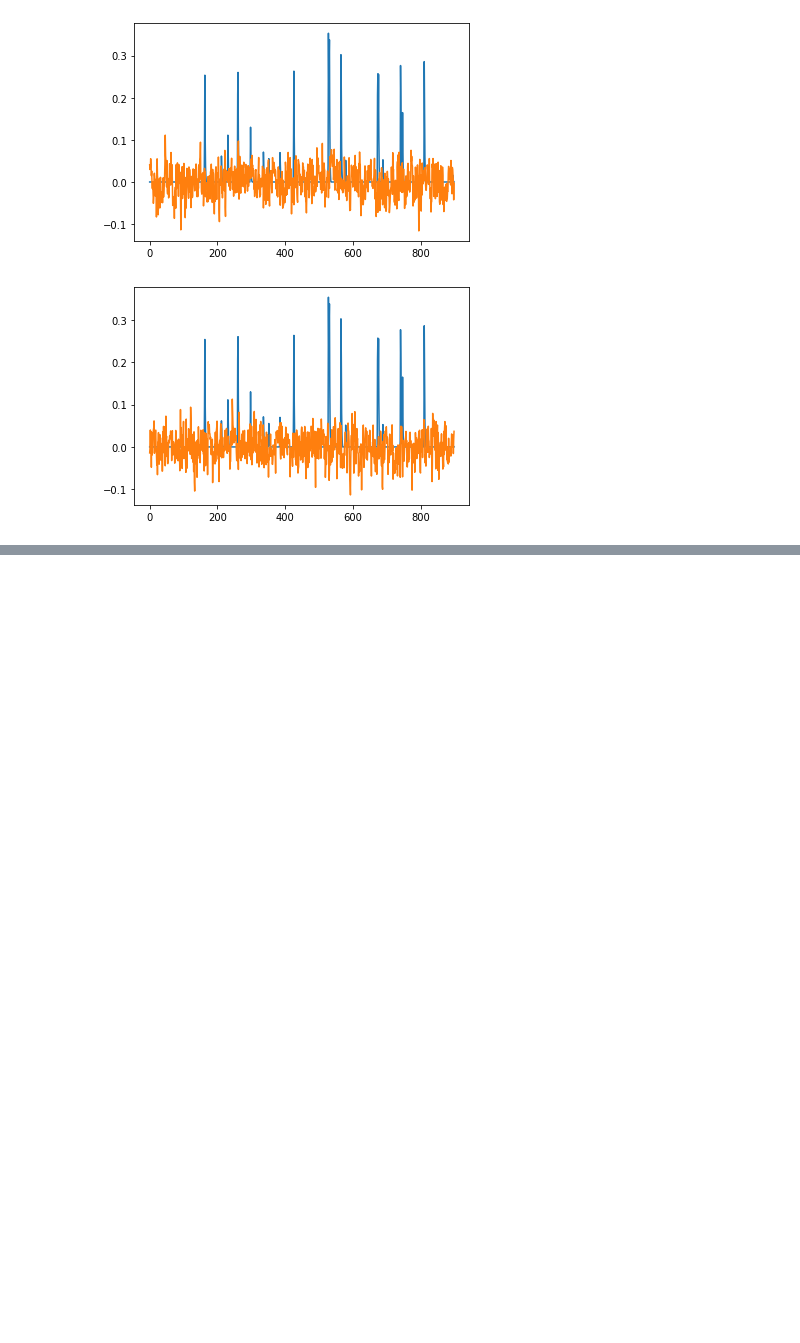
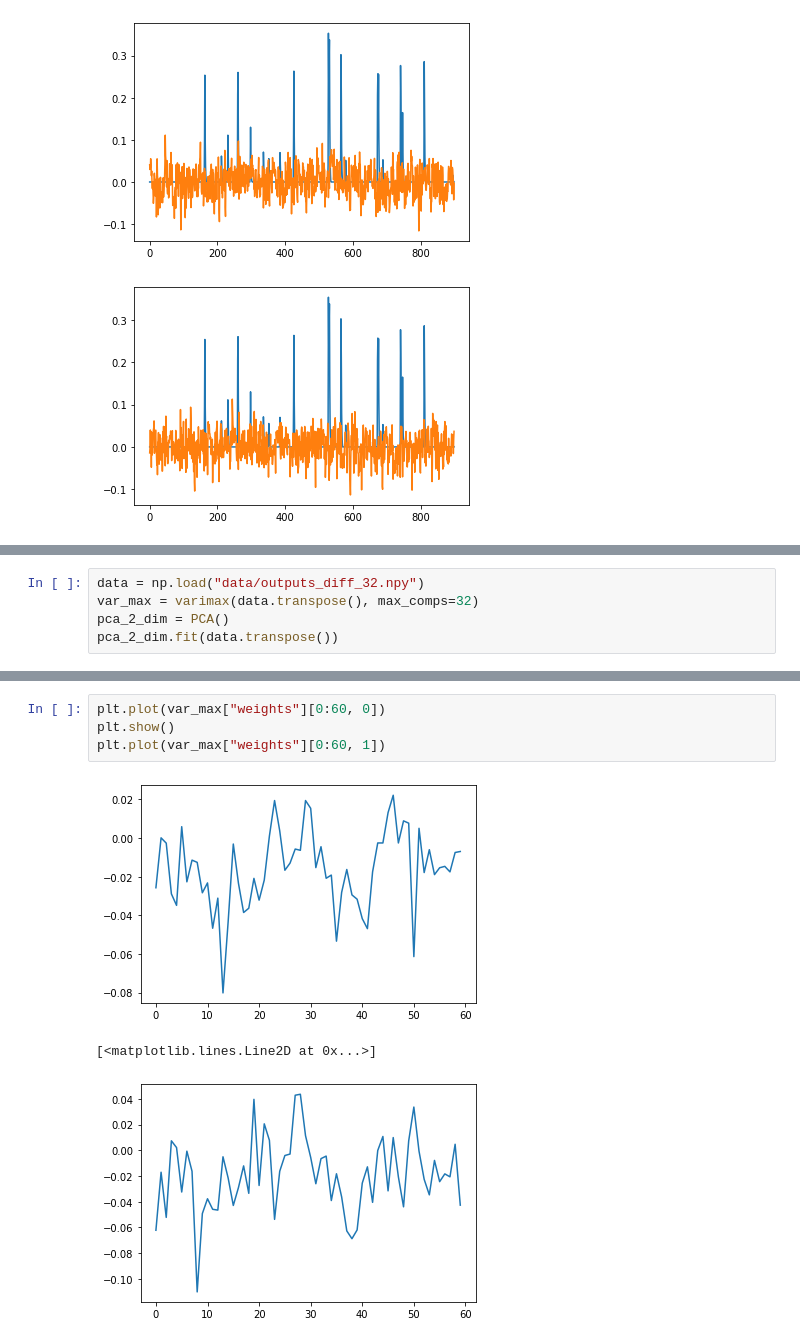
Before and after one commit to HIDA-Datathon/Team-DROP-TABLE-Teams---, a Jupyter notebook: Untitled.ipynb, the cells around one changed output, grey strips where cells are left out. Saved outputs shown, nothing was run; the diff lists cells and outputs as text; blank space fills up the shorter version.

```diff
--- a/Untitled.ipynb
+++ b/Untitled.ipynb
@@ -60,0 +141,5 @@ root group (NETCDF4 data model, file format HDF5):
+# %%
+data = np.load("data/outputs_diff_32.npy")
+var_max = varimax(data.transpose(), max_comps=32)
+pca_2_dim = PCA()
+pca_2_dim.fit(data.transpose())
@@ -60,0 +155,8 @@ root group (NETCDF4 data model, file format HDF5):
+# %%
+plt.plot(var_max["weights"][0:60, 0])
+plt.show()
+plt.plot(var_max["weights"][0:60, 1])
+# %% [output]
+[figure, added]
+[<matplotlib.lines.Line2D at 0x...>]
+[figure, added]
```
Also changed, not shown: parts of 22 cells of this notebook, 8 other files.
